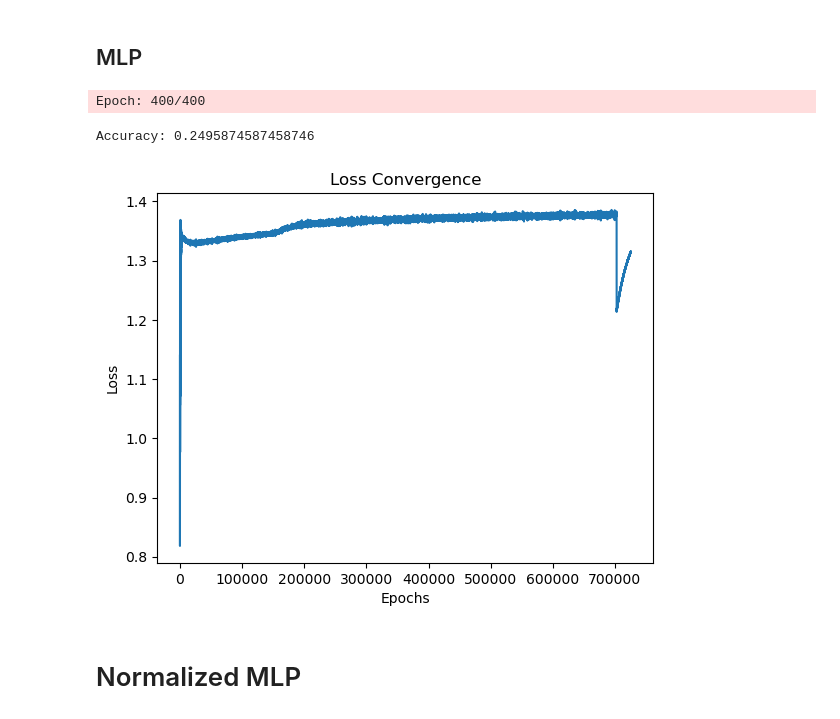
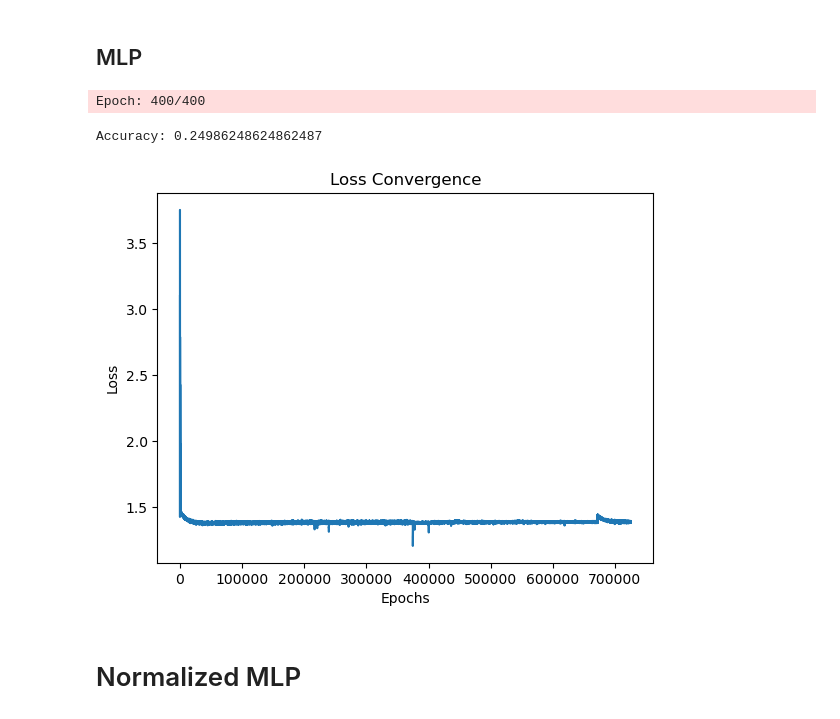
Before and after one commit to jadennathaniel/ml-lab4, a Jupyter notebook: main.ipynb, the cells around one changed output. Cells and saved outputs as stored; diff of their text form; code cells hidden in the pictures.

```diff
--- a/main.ipynb
+++ b/main.ipynb
@@ -40,9 +40,7 @@ import sys
 import pandas as pd
 from sklearn.metrics import accuracy_score
 import matplotlib.pyplot as plt
-import os
-import struct
-%matplotlib inline
+
 
 ## this code is taken directly from the Github
 class TwoLayerPerceptronBase(object):
@@ -62,7 +60,7 @@ class TwoLayerPerceptronBase(object):
         W1 = np.random.uniform(-limit1, limit1, (self.n_hidden, self.n_features_))
         b1 = np.zeros((self.n_hidden, 1))
 
-        limit2 = 4 * np.sqrt(6 / (self.n_hidden + self.n_output_))
+        limit2 = 4*np.sqrt(6 / (self.n_hidden + self.n_output_))
         W2 = np.random.uniform(-limit2, limit2, (self.n_output_, self.n_hidden))
         b2 = np.zeros((self.n_output_, 1))
 
@@ -81,14 +79,9 @@ class TwoLayerPerceptronBase(object):
         # only compute for non-bias terms
         return (lambda_) * np.sqrt(np.mean(W1 ** 2) + np.mean(W2 ** 2))
 
-    def _cost(self,A3,Y,W1,W2):
-        '''Get the objective function value'''
-        m = y.shape[0]
-        y_expanded = np.zeros_like(A3)
-        y_expanded[y, np.arange(m)] = 1
-
-        # Binary cross-entropy for each class prediction
-        log_probs = -y_expanded * np.log(A3) - (1 - y_expanded) * np.log(1 - A3)
+    def _cost(self, A3, Y, W1, W2):
+        m = Y.shape[0]
+        log_probs = -np.log(A3[Y, np.arange(m)])
         cost = np.sum(log_probs) / m
         L2_term = self._L2_reg(self.l2_C, W1, W2)
         return cost + L2_term
@@ -131,10 +124,10 @@ class TwoLayerPerceptronVectorized(TwoLayerPerceptron):
         """
 
         m = Y.shape[0]
-        Y_expanded = np.zeros_like(A3)
-        Y_expanded[Y, np.arange(m)] = 1
+
         # vectorized backpropagation
-        V2 = (A3 - Y_expanded) * A3 * (1 - A3)
+        V2 = A3.copy()
+        V2[Y, np.arange(m)] -= 1
         V1 = (W2.T @ V2) * A2 * (1 - A2)
 
         gradW2 = V2 @ A2.T / m
@@ -150,20 +143,20 @@ class TwoLayerPerceptronVectorized(TwoLayerPerceptron):
         return gradW1, gradW2, gradb1, gradb2
 
     def _initialize_weights(self):
-        """Initialize weights with Glorot initialization."""
+        """Initialize weights with Glorot."""
         limit1 = 4 * np.sqrt(6 / (self.n_features_ + self.n_hidden))
-        self.W1 = np.random.uniform(-limit1, limit1, (self.n_hidden, self.n_features_))
-        self.b1 = np.zeros((self.n_hidden, 1))
+        W1 = np.random.uniform(-limit1, limit1, (self.n_hidden, self.n_features_))
+        b1 = np.zeros((self.n_hidden, 1))
 
-        limit2 = 4  * np.sqrt(6 / (self.n_hidden + self.n_output_))
-        self.W2 = np.random.uniform(-limit2, limit2, (self.n_output_, self.n_hidden))
-        self.b2 = np.zeros((self.n_output_, 1))
-        return self.W1, self.W2, self.b1, self.b2
+        limit2 = 4*np.sqrt(6 / (self.n_hidden + self.n_output_))
+        W2 = np.random.uniform(-limit2, limit2, (self.n_output_, self.n_hidden))
+        b2 = np.zeros((self.n_output_, 1))
 
-    def _cost(self, A3, y, W1, W2):
-        """Cross-entropy loss without one-hot encoding."""
-        m = y.shape[0]
-        log_probs = -np.log(A3[y, np.arange(m)])
+        return W1, W2, b1, b2
+
+    def _cost(self, A3, Y, W1, W2):
+        m = Y.shape[0]
+        log_probs = -np.log(A3[Y, np.arange(m)])
         cost = np.sum(log_probs) / m
         L2_term = self._L2_reg(self.l2_C, W1, W2)
         return cost + L2_term
@@ -202,35 +195,35 @@ class TwoLayerPerceptronVectorized(TwoLayerPerceptron):
                 sys.stderr.write(f'\rEpoch: {i + 1}/{self.epochs}')
                 sys.stderr.flush()
 
         return self
 
 X_train = train_data.drop(columns=['ChildPovertyClass'])
 y_train = train_data['ChildPovertyClass']
 X_test = test_data.drop(columns=['ChildPovertyClass'])
 y_test = test_data['ChildPovertyClass']
 
 params = dict(n_hidden=50,
               C=0.1, # tradeoff L2 regularizer
               epochs=400, # iterations
               eta=0.001,  # learning rate
               random_state=1)
 
 nn = TwoLayerPerceptronVectorized(**params)
 
 nn.fit(X_train, y_train, batch_size=32, print_progress=50)
 yhat = nn.predict(X_test)
 accuracy = accuracy_score(y_test, yhat)
 print(f'Accuracy: {accuracy}')
 
 plt.plot(nn.cost_)
 plt.xlabel('Epochs')
 plt.ylabel('Loss')
 plt.title('Loss Convergence')
 plt.show()
 # %% [output]
 Epoch: 400/400
-Accuracy: 0.2495874587458746
+Accuracy: 0.24986248624862487
-[figure, old version]
+[figure, new version]
 # %% [markdown]
 # Normalized MLP
 # %%
```
Also changed, not shown: parts of 3 cells of this notebook.
